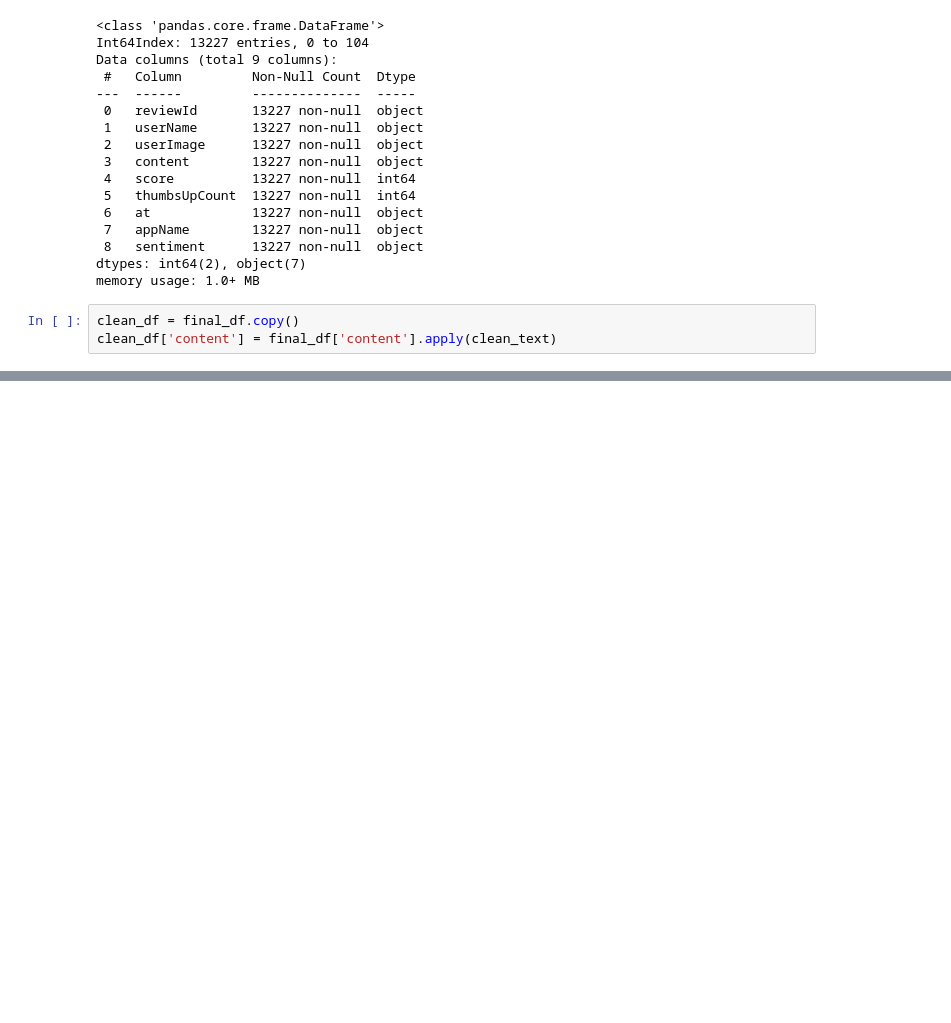
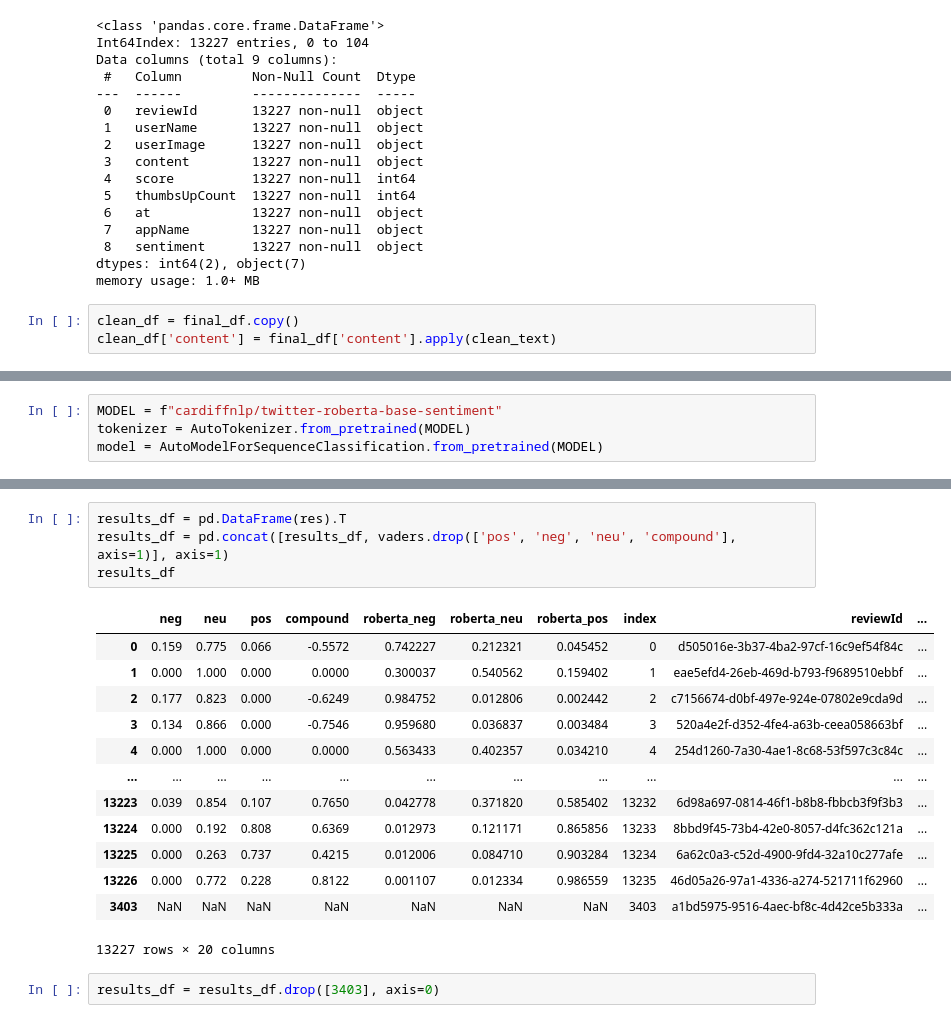
Before and after one commit to rittique/Sentiment_Analysis_using_Google_App_Store_App_Comments, a Jupyter notebook: submission.ipynb, the cells around one changed output, grey strips where cells are left out. Saved outputs shown, nothing was run; the diff lists cells and outputs as text; blank space fills up the shorter version.

```diff
--- a/submission.ipynb
+++ b/submission.ipynb
@@ -412,0 +442,4 @@ Name: content, Length: 10430, dtype: object
+# %%
+MODEL = f"cardiffnlp/twitter-roberta-base-sentiment"
+tokenizer = AutoTokenizer.from_pretrained(MODEL)
+model = AutoModelForSequenceClassification.from_pretrained(MODEL)
@@ -412,0 +478,20 @@ Name: content, Length: 10430, dtype: object
+# %%
+results_df = pd.DataFrame(res).T
+results_df = pd.concat([results_df, vaders.drop(['pos', 'neg', 'neu', 'compound'], axis=1)], axis=1)
+results_df
+# %% [output]
+|  | neg | neu | pos | compound | roberta_neg | roberta_neu | roberta_pos | index | reviewId | ... |
+| 0 | 0.159 | 0.775 | 0.066 | -0.5572 | 0.742227 | 0.212321 | 0.045452 | 0 | d505016e-3b37-4ba2-97cf-16c9ef54f84c | ... |
+| 1 | 0.000 | 1.000 | 0.000 | 0.0000 | 0.300037 | 0.540562 | 0.159402 | 1 | eae5efd4-26eb-469d-b793-f9689510ebbf | ... |
+| 2 | 0.177 | 0.823 | 0.000 | -0.6249 | 0.984752 | 0.012806 | 0.002442 | 2 | c7156674-d0bf-497e-924e-07802e9cda9d | ... |
+| 3 | 0.134 | 0.866 | 0.000 | -0.7546 | 0.959680 | 0.036837 | 0.003484 | 3 | 520a4e2f-d352-4fe4-a63b-ceea058663bf | ... |
+| 4 | 0.000 | 1.000 | 0.000 | 0.0000 | 0.563433 | 0.402357 | 0.034210 | 4 | 254d1260-7a30-4ae1-8c68-53f597c3c84c | ... |
+| ... | ... | ... | ... | ... | ... | ... | ... | ... | ... | ... |
+| 13223 | 0.039 | 0.854 | 0.107 | 0.7650 | 0.042778 | 0.371820 | 0.585402 | 13232 | 6d98a697-0814-46f1-b8b8-fbbcb3f9f3b3 | ... |
+| 13224 | 0.000 | 0.192 | 0.808 | 0.6369 | 0.012973 | 0.121171 | 0.865856 | 13233 | 8bbd9f45-73b4-42e0-8057-d4fc362c121a | ... |
+| 13225 | 0.000 | 0.263 | 0.737 | 0.4215 | 0.012006 | 0.084710 | 0.903284 | 13234 | 6a62c0a3-c52d-4900-9fd4-32a10c277afe | ... |
+| 13226 | 0.000 | 0.772 | 0.228 | 0.8122 | 0.001107 | 0.012334 | 0.986559 | 13235 | 46d05a26-97a1-4336-a274-521711f62960 | ... |
+| 3403 | NaN | NaN | NaN | NaN | NaN | NaN | NaN | 3403 | a1bd5975-9516-4aec-bf8c-4d42ce5b333a | ... |
+13227 rows × 20 columns
+# %%
+results_df = results_df.drop([3403], axis=0)
```
Also changed, not shown: parts of 58 cells of this notebook.
